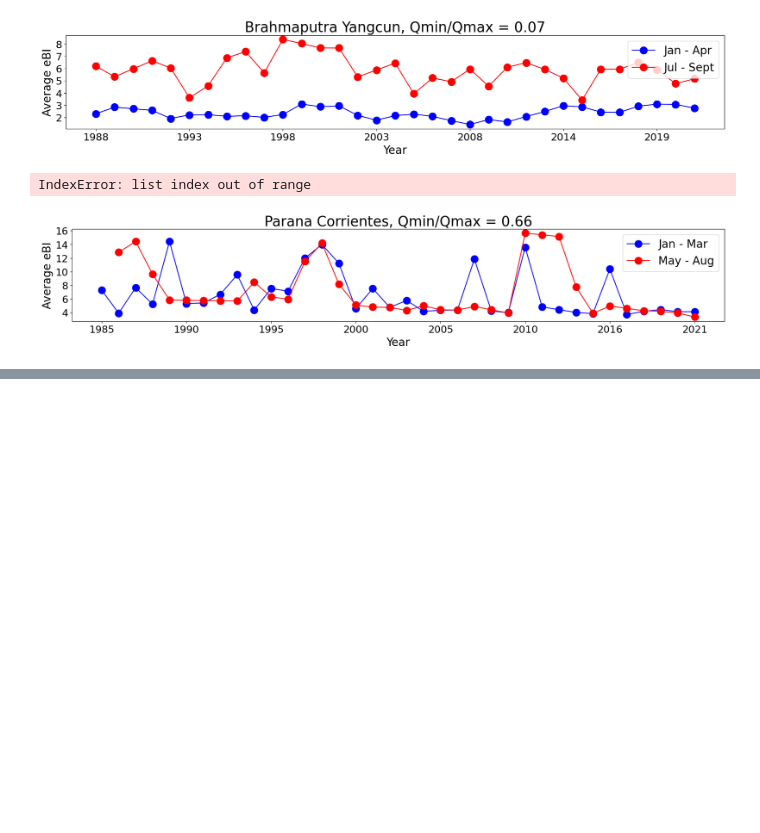
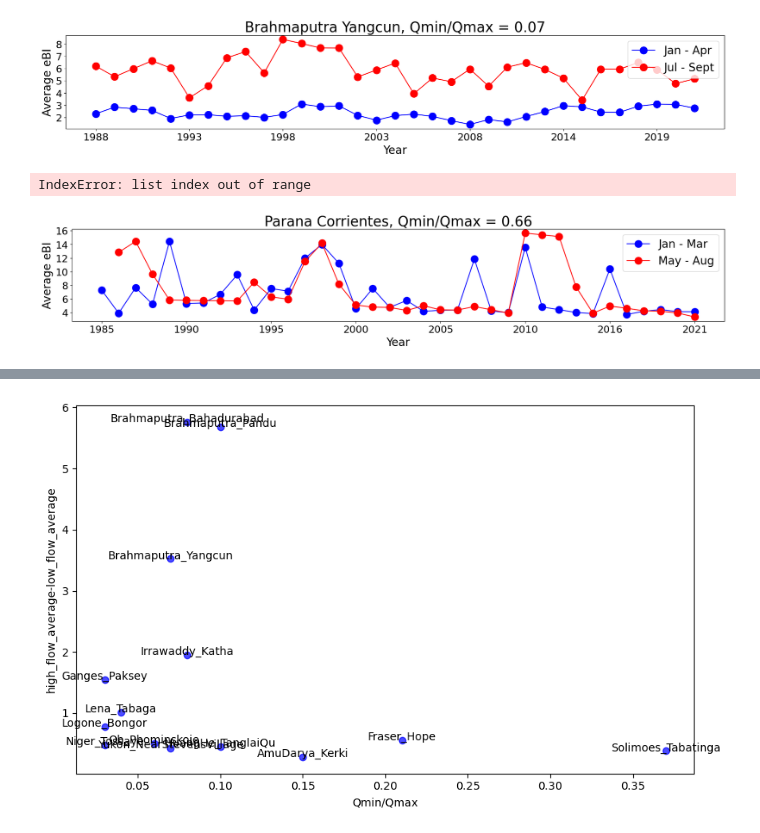
Before and after one commit to feifeixzhao/eBIcalculator, a Jupyter notebook: plot_eBI.ipynb, the cells around one changed output, grey strips where cells are left out. Drawn from its saved outputs; the diff is of its cells as text; code cells hidden in the pictures; blank space fills up the shorter version.

```diff
--- a/plot_eBI.ipynb
+++ b/plot_eBI.ipynb
@@ -636,0 +637,82 @@ plt.show()
+# %%
+
+
+# Lists to store data for plotting
+aridity_indices = []
+qmin_qmax_values = []
+anabranching_values = []
+eBI_differences_list = []
+river_names = []
+
+root_dir = r'C:\Users\Feifei\PHD\Landsat_watermasks\ebi_results'
+
+# Iterate through each river folder
+for river_folder in os.listdir(root_dir):
+    river_path = os.path.join(root_dir, river_folder)
+    if os.path.isdir(river_path):
+        rivgraph_path = os.path.join(river_path, 'rivgraph')
+        if os.path.isdir(rivgraph_path):
+            for file in os.listdir(rivgraph_path):
+                if file.endswith('.csv'):
+                    csv_file_path = os.path.join(rivgraph_path, file)
+                    try:
+                        df = pd.read_csv(csv_file_path)
+                        if all(col in df.columns for col in ['Month_range', 'Year', 'eBI']):
+                            grouped_eBI = df.groupby(['Year', 'Month_range'])['eBI'].mean().reset_index()
+                            yearly_differences = []
+
+                            years = grouped_eBI['Year'].unique()
+                            for year in years:
+                                year_data = grouped_eBI[grouped_eBI['Year'] == year]
+                                if len(year_data['Month_range'].unique()) == 2:
+                                    difference = abs(year_data['eBI'].iloc[0] - year_data['eBI'].iloc[1])
+                                    yearly_differences.append(difference)
+
+                            # Now, calculate the mean of all yearly differences for this river
+                            if yearly_differences:  # Ensure the list is not empty
+                                eBI_differences = np.median(yearly_differences)
+                            else:
+                                eBI_differences = np.nan  # Use NaN if there were no valid differences
+
+                            print(f"Mean yearly eBI difference for {file}: {eBI_differences}")
+                        else:
+                            print(f"Required columns are missing in {file}.")
+
+                    except Exception as e:
+                        print(f"Error processing {file}: {e}")
+
+                    river_name = river_folder
+                    aridity_index, qmin_qmax, anabranching = river_aridity_dict.get(river_name, (np.nan, np.nan, np.nan))
+                    aridity_indices.append(aridity_index)
+                    qmin_qmax_values.append(qmin_qmax)
+                    anabranching_values.append(anabranching)
+                    eBI_differences_list.append(eBI_differences)
+                    river_names.append(river_folder)
+
+# Proceed with the plotting as before
+
+
+# Plot Qmin/Qmax
+plt.figure(figsize=(10, 6))
+plt.scatter(qmin_qmax_values, eBI_differences_list, c='blue', alpha=0.7)
+# Add labels and title
+plt.xlabel('Qmin/Qmax')
+plt.ylabel('high_flow_average-low_flow_average')
+# Add labels for each point
+for i, txt in enumerate(river_names):
+    plt.annotate(txt, (qmin_qmax_values[i], eBI_differences_list[i]), fontsize=10, ha='center')
+
+plt.show()
+
+# Plot aridity index
+plt.figure(figsize=(10, 6))
+plt.scatter(aridity_indices, eBI_differences_list, c='blue', alpha=0.7)
+# Add labels and title
+plt.xlabel('Aridity Index')
+plt.ylabel('high_flow_average-low_flow_average')
+# Add labels for each point
+for i, txt in enumerate(river_names):
+    plt.annotate(txt, (aridity_indices[i], eBI_differences_list[i]), fontsize=10, ha='center')
+
+plt.show()
+# %% [output]
@@ -636,0 +733 @@ plt.show()
+[figure, added]
```
Also changed, not shown: parts of 5 cells of this notebook, 2 other files.
